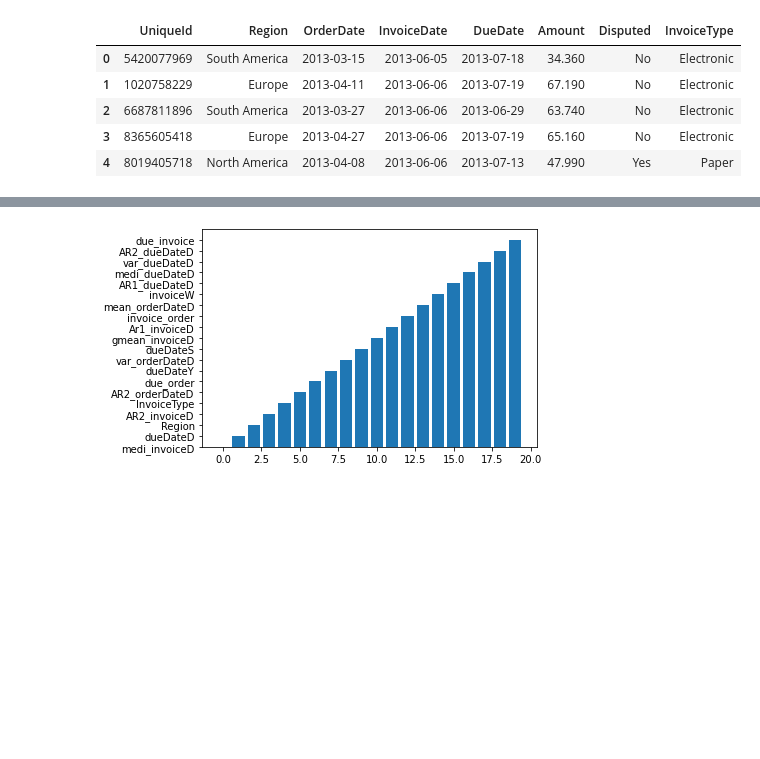
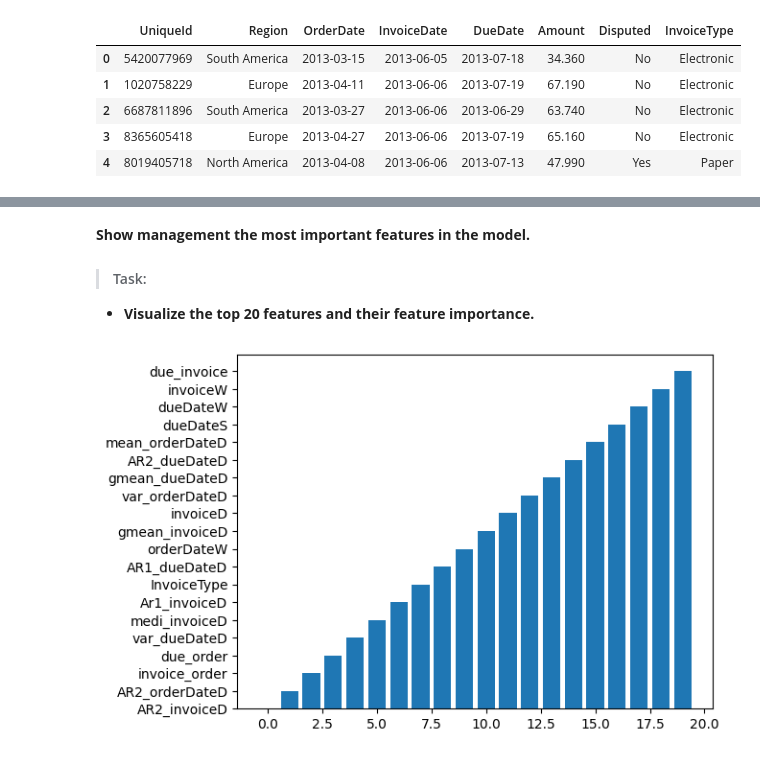
Before and after one commit to behrooz-a/ML_model_predict_delay, a Jupyter notebook: ML_model_predict_delay.ipynb, the cells around one changed output, grey strips where cells are left out. Saved outputs shown, nothing was run; the diff lists cells and outputs as text; code cells hidden in the pictures; blank space fills up the shorter version.

```diff
--- a/ML_model_predict_delay.ipynb
+++ b/ML_model_predict_delay.ipynb
@@ -34,4 +35,4 @@ Delay|This is the response variable. True to indicate that the payment deadline
 # %% [markdown]
 # Data Wrangling & Visualization
 # %%
-train = pd.read_csv("train.csv", index_col=0)
+df_train = pd.read_csv("train.csv", index_col=0)
@@ -71,0 +69,9 @@ null_vals
+# %%
+# Pre processing section: replacing the missing values with mode of each column
+
+train=df_train.copy()   # make a deep copy which will not reflect in the original arrray
+
+ll=train.columns.tolist()  # store the name of the column
+for i in range(len(ll)):
+    num = train[ll[i]].mode()[0]
+    train[ll[i]].fillna(num, inplace=True)
@@ -452,11 +512,20 @@ print(X_train[0,0])
 # %%
+#!pip install xgboost
 from xgboost import XGBClassifier
 from sklearn.model_selection import KFold
 from sklearn.model_selection import cross_val_score
 
-model = XGBClassifier()
+# Calculating Z-Score
+import scipy.stats as stats
+
+X_train = stats.zscore(X_train)
+X_test = stats.zscore(X_test)
+
+# fit the model for training
+model = XGBClassifier(max_depth= 1)
 kfold = KFold(n_splits=10, random_state=7,shuffle=True)
-results = cross_val_score(model, X_train, Y_train, cv=10,scoring='f1')
-f1_score = cross_val_score(model, X_train, Y_train,cv=5, scoring='f1')
+f1_score = cross_val_score(model, X_train, Y_train,cv=10, scoring='f1')
 print("Mean F1: %0.3f (+/- %0.3f)" % (np.mean(f1_score), np.std(f1_score)) )
+
+model.fit(X_train, Y_train)
 # %% [output]
@@ -464,14 +543,25 @@ Mean F1: 0.967 (+/- 0.007)
+# %% [markdown]
+
+
+**Show management the most important features in the model.**
+
+> #### Task:
+- **Visualize the top 20 features and their feature importance.**
 # %%
 #top 20 features and their feature importance
+#!pip install matplotlib
+
+import matplotlib.pyplot as plt
+
 impo=model.feature_importances_
 objects = [ 'Region','Amount','Disputed','InvoiceType','orderDateD','orderDateM','orderDateW','orderDateS','invoiceD','invoiceM','invoiceW','invoiceS','dueDateD','dueDateM','dueDateW','dueDateS','dueDateY','due_invoice','due_order','invoice_order','med_orderDateD','mean_orderDateD','gmean_orderDateD','var_orderDateD','std_orderDateD','cov_orderDateD','AR1_orderDateD','AR2_orderDateD','medi_invoiceD','mean_invoiceD','gmean_invoiceD','var_invoiceD','std_invoiceD','cov_invoiceD','Ar1_invoiceD','AR2_invoiceD','medi_dueDateD','mean_dueDateD','gmean_dueDateD','var_dueDateD','std_dueDateD','cov_dueDateD','AR1_dueDateD','AR2_dueDateD']
 
 col = list(zip(objects ,impo ))
 kk=np.array(col)
 ee=kk[kk[:, 1].argsort()[::-1]]
 NEW=(ee[:20])# top 20 features
 new=NEW[NEW[:, 1].argsort()]
-pyplot.bar([x for x in range(len(new[:,1]))], new[:,0])
-pyplot.show()
+plt.bar([x for x in range(len(new[:,1]))], new[:,0])
+plt.show()
 # %% [output]
-[figure, old version]
+[figure, new version]
```
Also changed, not shown: parts of 26 cells of this notebook.
